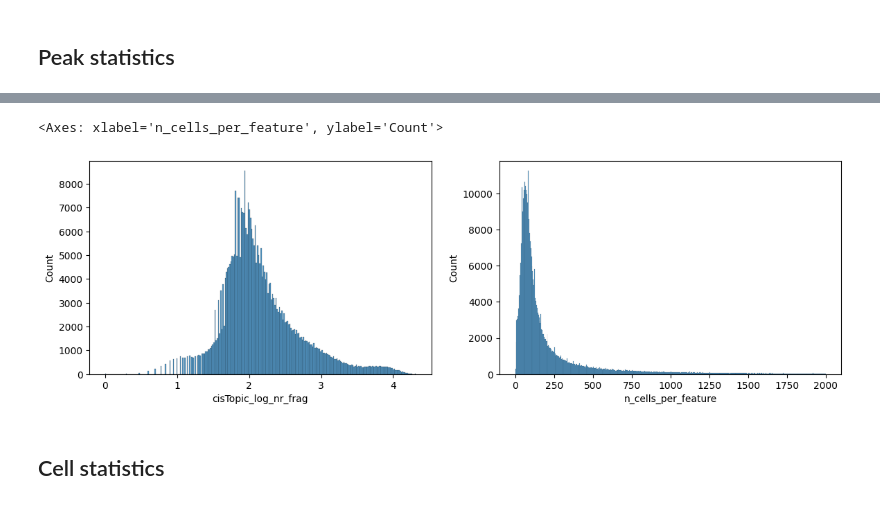
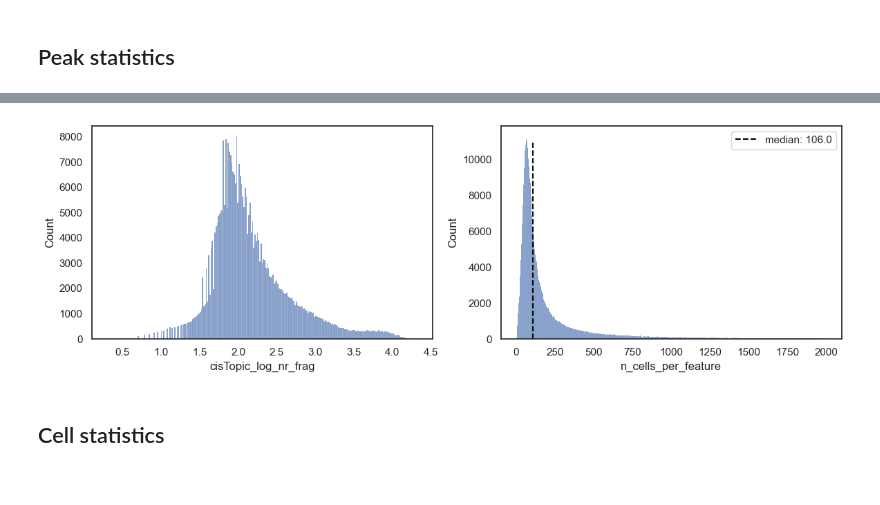
Before and after one commit to Claptar/peak2vec, a Jupyter notebook: notebooks/eda.ipynb, the cells around one changed output, grey strips where cells are left out. Saved outputs shown, nothing was run; the diff lists cells and outputs as text; code cells hidden in the pictures.

```diff
--- a/notebooks/eda.ipynb
+++ b/notebooks/eda.ipynb
@@ -62,11 +64,16 @@ AnnData object with n_obs × n_vars = 10650 × 374189
 # %%
 fig, (ax1, ax2) = plt.subplots(1, 2, figsize=(14, 4))
 
 sns.histplot(adata.var, x="cisTopic_log_nr_frag", ax=ax1)
 sns.histplot(adata.var, x="n_cells_per_feature", ax=ax2, binrange=(0, 2000))
+
+median = adata.var["n_cells_per_feature"].median()
+ax2.vlines(x=median, ymin=0, ymax=11000, colors="black", linestyles="dashed", label=f"median: {median}")
+
+ax2.legend()
+plt.show()
 # %% [output]
-<Axes: xlabel='n_cells_per_feature', ylabel='Count'>
-[figure, old version]
+[figure, new version]
 # %% [markdown]
 ## Cell statistics
 # %%
```
Also changed, not shown: parts of 24 cells of this notebook.
